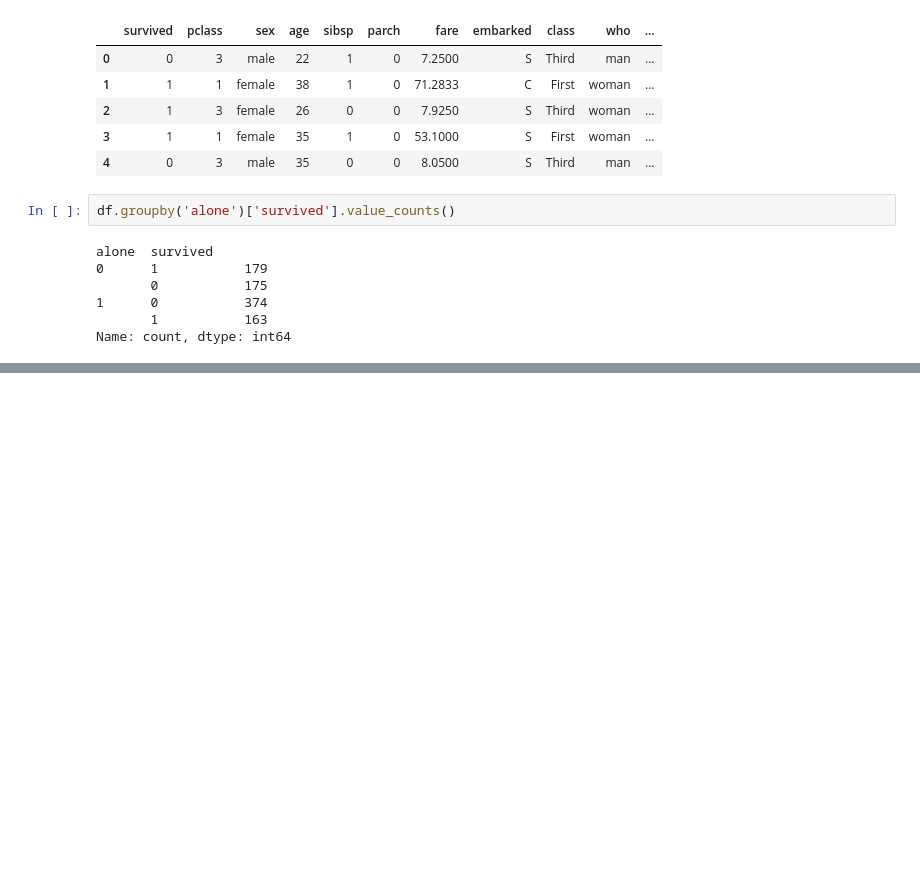
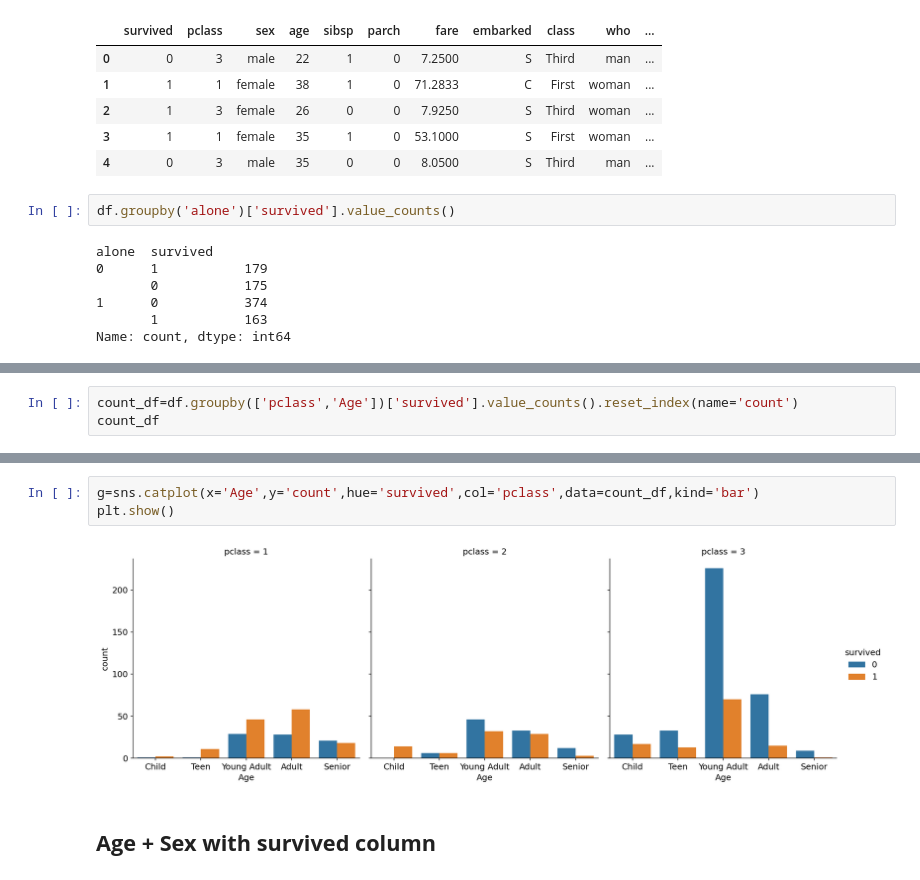
Before and after one commit to Jawad-Muzafar/EDA, a Jupyter notebook: Titanic/eda.ipynb, the cells around one changed output, grey strips where cells are left out. Cells and saved outputs as stored; diff of their text form; blank space fills up the shorter version.

```diff
--- a/Titanic/eda.ipynb
+++ b/Titanic/eda.ipynb
@@ -942,0 +1016,3 @@ sns.countplot(x='alone',hue='survived',data=df,palette='Set1')
+# %%
+count_df=df.groupby(['pclass','Age'])['survived'].value_counts().reset_index(name='count')
+count_df
@@ -942,0 +1037,7 @@ sns.countplot(x='alone',hue='survived',data=df,palette='Set1')
+# %%
+g=sns.catplot(x='Age',y='count',hue='survived',col='pclass',data=count_df,kind='bar')
+plt.show()
+# %% [output]
+[figure, added]
+# %% [markdown]
+## **Age + Sex with survived column**
```
Also changed, not shown: parts of 36 cells of this notebook.
